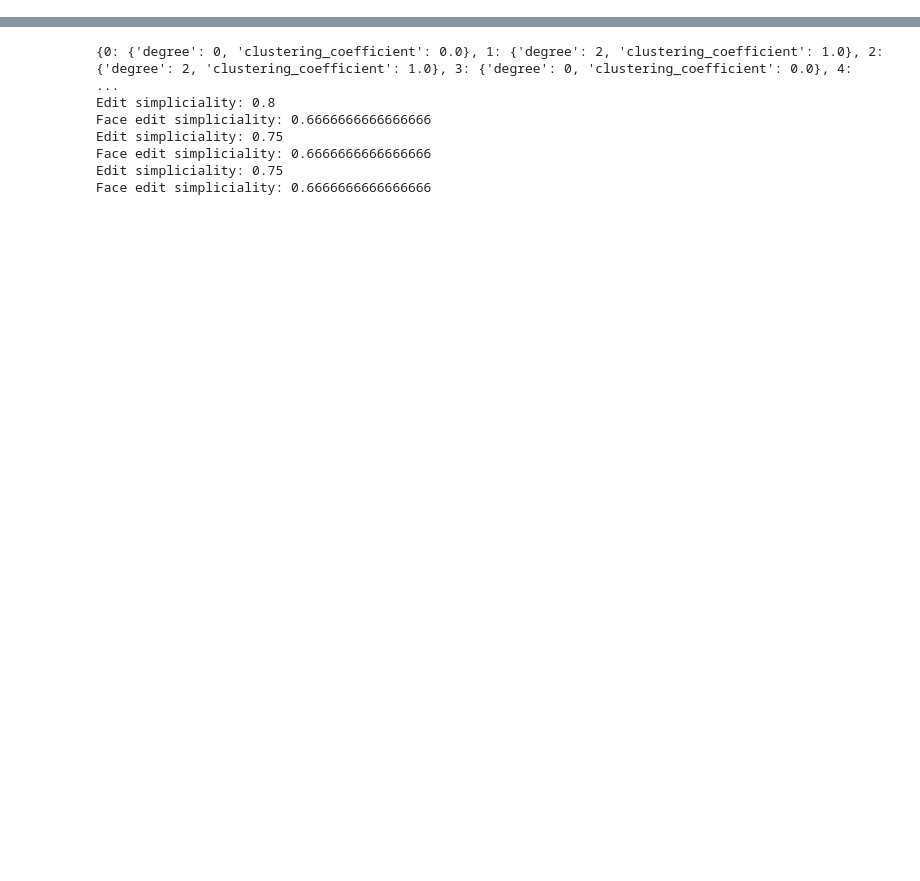
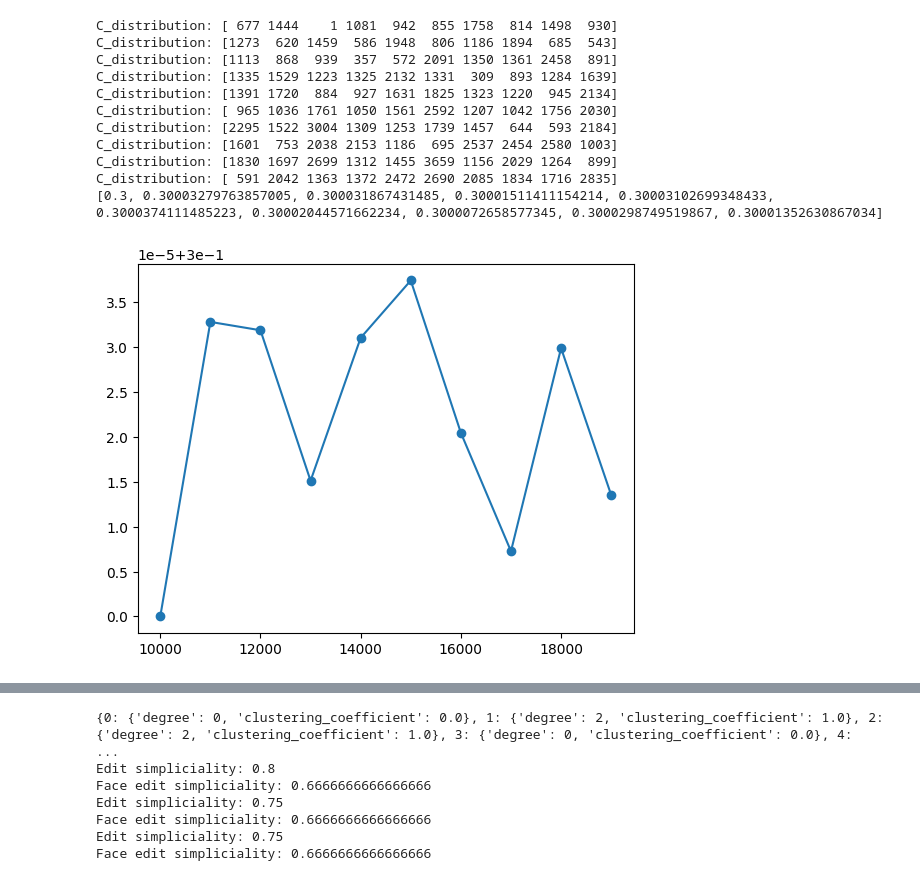
Before and after one commit to Departures2023/the-simpliciality-of-higher-order-networks, a Jupyter notebook: edge_rewiring/model_generation.ipynb, the cells around one changed output, grey strips where cells are left out. Cells and saved outputs as stored; diff of their text form; code cells hidden in the pictures; blank space fills up the shorter version.

Commit message:
model experiments

```diff
--- a/edge_rewiring/model_generation.ipynb
+++ b/edge_rewiring/model_generation.ipynb
@@ -97,0 +44,28 @@ Face edit simpliciality: 0.36523621643779464
+# %%
+import matplotlib.pyplot as plt
+from edge_rewiring import model_generation
+lst = []
+for i in range(10000, 20000, 1000):
+    H_es = model_generation.model_generation_es(es=0.3, approx_num_C=i, num_max_hyperedge=10,num_node=2000, min_size=2, max_size=10)
+    m = H_es.nodes.multi(['degree', 'clustering_coefficient']).asdict()
+    #print(m)
+    es = edit_simpliciality(H_es, min_size=2)
+    lst.append(es)
+    #print(f"Edit simpliciality: {es}")
+
+print(lst)
+plt.plot(range(10000, 20000, 1000), lst, marker='o')
+plt.show()
+# %% [output]
+C_distribution: [ 677 1444    1 1081  942  855 1758  814 1498  930]
+C_distribution: [1273  620 1459  586 1948  806 1186 1894  685  543]
+C_distribution: [1113  868  939  357  572 2091 1350 1361 2458  891]
+C_distribution: [1335 1529 1223 1325 2132 1331  309  893 1284 1639]
+C_distribution: [1391 1720  884  927 1631 1825 1323 1220  945 2134]
+C_distribution: [ 965 1036 1761 1050 1561 2592 1207 1042 1756 2030]
+C_distribution: [2295 1522 3004 1309 1253 1739 1457  644  593 2184]
+C_distribution: [1601  753 2038 2153 1186  695 2537 2454 2580 1003]
+C_distribution: [1830 1697 2699 1312 1455 3659 1156 2029 1264  899]
+C_distribution: [ 591 2042 1363 1372 2472 2690 2085 1834 1716 2835]
+[0.3, 0.30003279763857005, 0.300031867431485, 0.30001511411154214, 0.30003102699348433, 0.3000374111485223, 0.30002044571662234, 0.3000072658577345, 0.3000298749519867, 0.30001352630867034]
+[figure, added]
```
Also changed, not shown: parts of 7 cells of this notebook, 1 other file.
